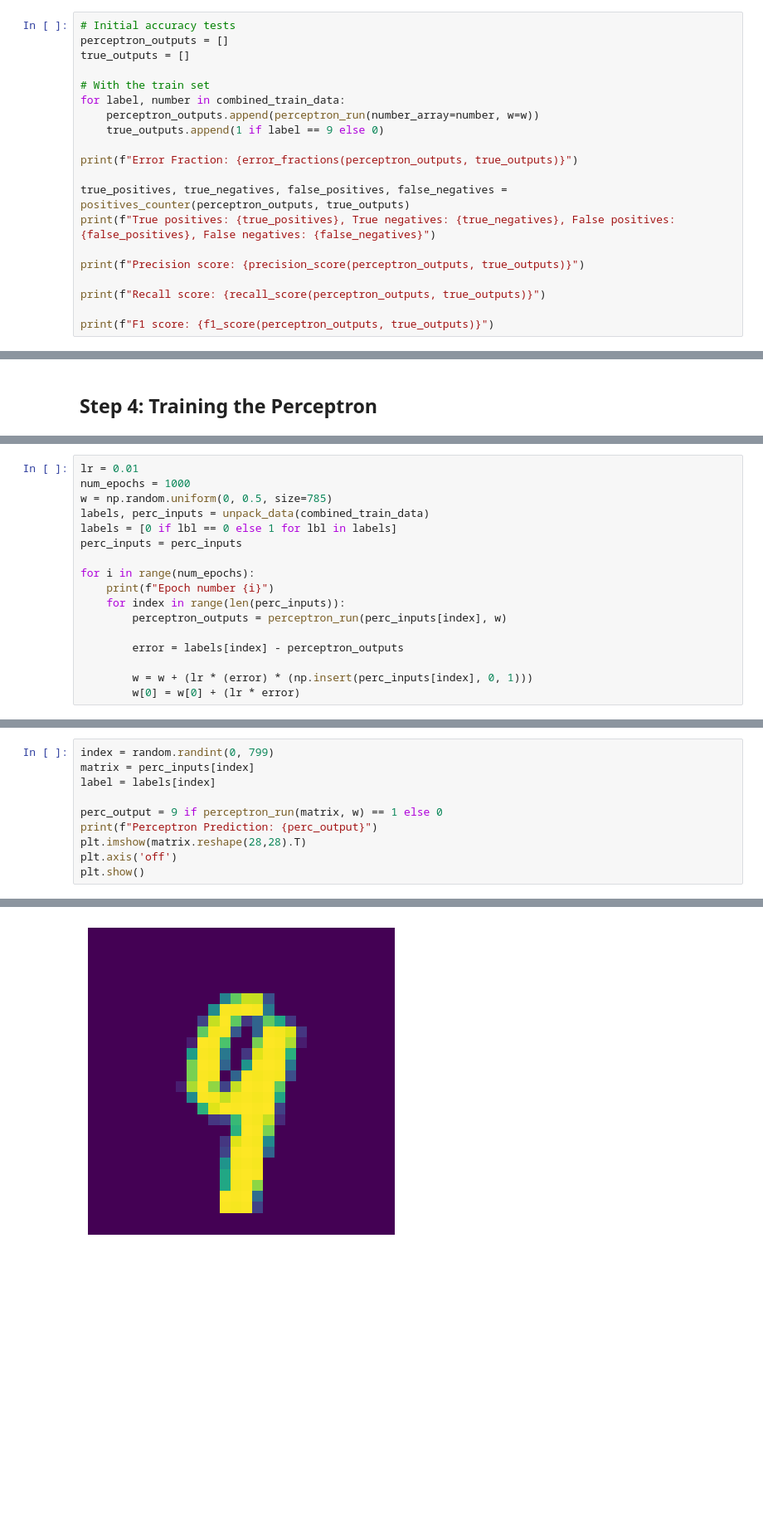
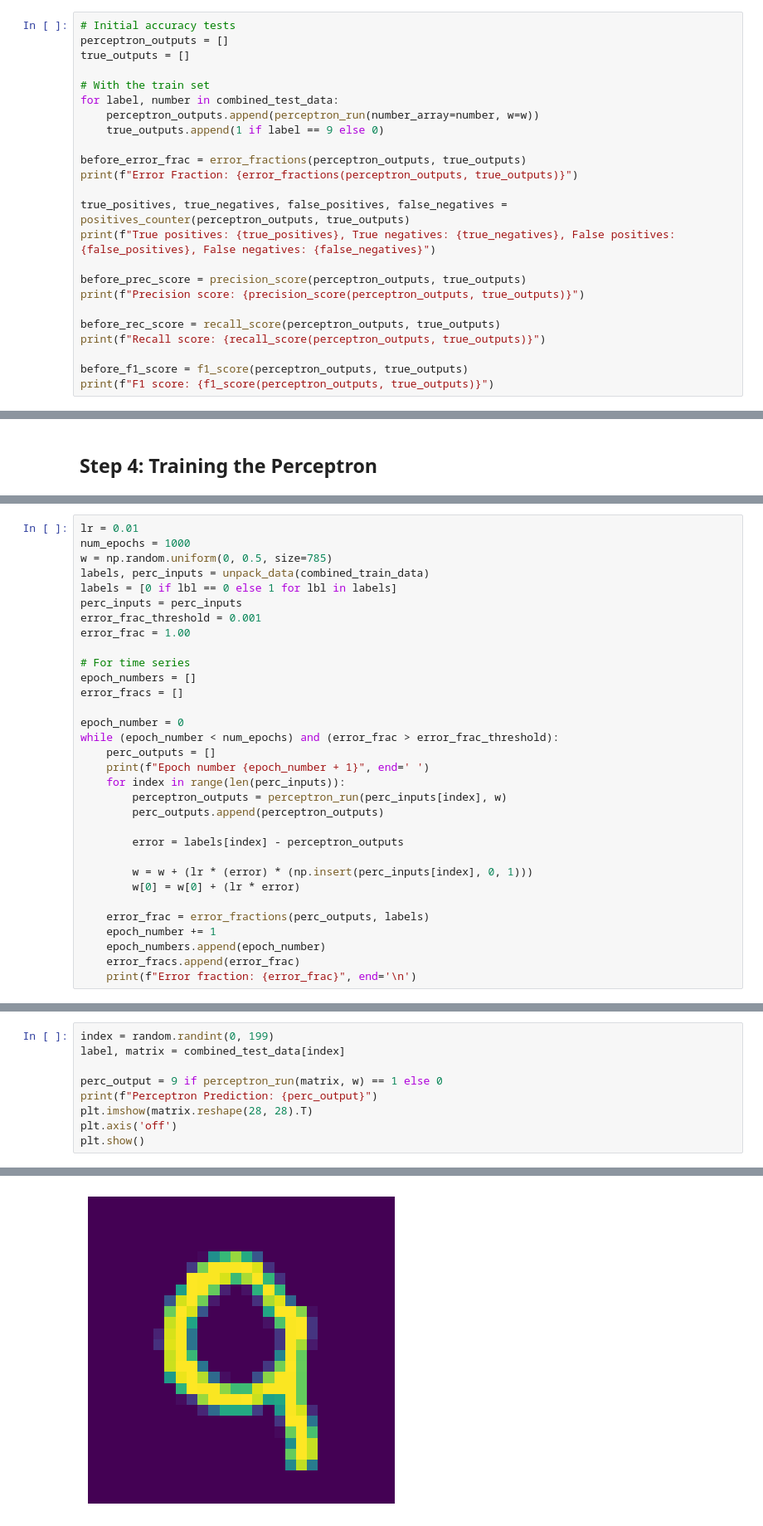
Before and after one commit to Rai1975/Intelligent_Systems, a Jupyter notebook: HW3/perceptron_part1.ipynb, the cells around one changed output, grey strips where cells are left out. Shown at 83% size. Cells and saved outputs as stored; diff of their text form; blank space fills up the shorter version.

```diff
--- a/HW3/perceptron_part1.ipynb
+++ b/HW3/perceptron_part1.ipynb
@@ -184,19 +184,23 @@ perceptron_outputs = []
 true_outputs = []
 
 # With the train set
-for label, number in combined_train_data:
+for label, number in combined_test_data:
     perceptron_outputs.append(perceptron_run(number_array=number, w=w))
     true_outputs.append(1 if label == 9 else 0)
 
+before_error_frac = error_fractions(perceptron_outputs, true_outputs)
 print(f"Error Fraction: {error_fractions(perceptron_outputs, true_outputs)}")
 
 true_positives, true_negatives, false_positives, false_negatives = positives_counter(perceptron_outputs, true_outputs)
 print(f"True positives: {true_positives}, True negatives: {true_negatives}, False positives: {false_positives}, False negatives: {false_negatives}")
 
+before_prec_score = precision_score(perceptron_outputs, true_outputs)
 print(f"Precision score: {precision_score(perceptron_outputs, true_outputs)}")
 
+before_rec_score = recall_score(perceptron_outputs, true_outputs)
 print(f"Recall score: {recall_score(perceptron_outputs, true_outputs)}")
 
+before_f1_score = f1_score(perceptron_outputs, true_outputs)
 print(f"F1 score: {f1_score(perceptron_outputs, true_outputs)}")
 # %% [output]
 Error Fraction: 0.5
@@ -233,14 +232,29 @@ w = np.random.uniform(0, 0.5, size=785)
 labels, perc_inputs = unpack_data(combined_train_data)
 labels = [0 if lbl == 0 else 1 for lbl in labels]
 perc_inputs = perc_inputs
+error_frac_threshold = 0.001
+error_frac = 1.00
 
-for i in range(num_epochs):
-    print(f"Epoch number {i}")
+# For time series
+epoch_numbers = []
+error_fracs = []
+
+epoch_number = 0
+while (epoch_number < num_epochs) and (error_frac > error_frac_threshold):
+    perc_outputs = []
+    print(f"Epoch number {epoch_number + 1}", end=' ')
     for index in range(len(perc_inputs)):
         perceptron_outputs = perceptron_run(perc_inputs[index], w)
+        perc_outputs.append(perceptron_outputs)
 
         error = labels[index] - perceptron_outputs
 
         w = w + (lr * (error) * (np.insert(perc_inputs[index], 0, 1)))
         w[0] = w[0] + (lr * error)
+
+    error_frac = error_fractions(perc_outputs, labels)
+    epoch_number += 1
+    epoch_numbers.append(epoch_number)
+    error_fracs.append(error_frac)
+    print(f"Error fraction: {error_frac}", end='\n')
 # %% [output]
@@ -316,13 +378,12 @@ F1 score: 0.9849246231155778
 # %%
-index = random.randint(0, 799)
-matrix = perc_inputs[index]
-label = labels[index]
+index = random.randint(0, 199)
+label, matrix = combined_test_data[index]
 
 perc_output = 9 if perceptron_run(matrix, w) == 1 else 0
 print(f"Perceptron Prediction: {perc_output}")
-plt.imshow(matrix.reshape(28,28).T)
+plt.imshow(matrix.reshape(28, 28).T)
 plt.axis('off')
 plt.show()
 # %% [output]
 Perceptron Prediction: 9
-[figure, old version]
+[figure, new version]
```
Also changed, not shown: parts of 13 cells of this notebook.
